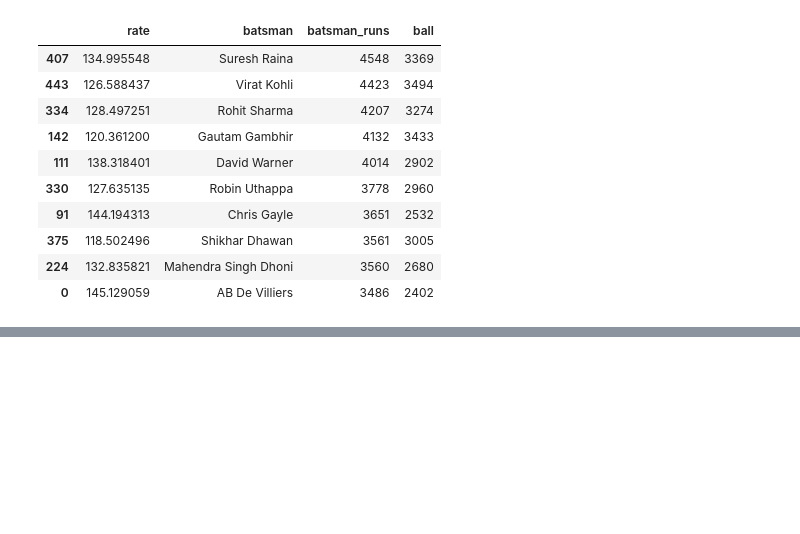
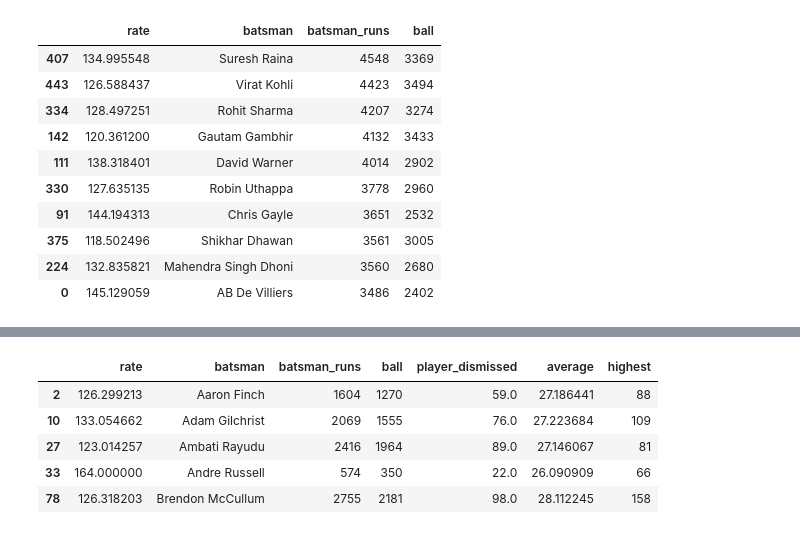
Before and after one commit to kapilgolimar/IPL_DATASET_ANALYSIS, a Jupyter notebook: IPL.ipynb, the cells around one changed output, grey strips where cells are left out. Cells and saved outputs as stored; diff of their text form; code cells hidden in the pictures; blank space fills up the shorter version.

```diff
--- a/IPL.ipynb
+++ b/IPL.ipynb
@@ -383,0 +341,12 @@ bat
+# %%
+#B class batsman.
+B_batsman = batsman[((batsman['rate']>=114)&((batsman['average']<=30)&(batsman['average']>=25)))&(batsman['batsman_runs']>=300)]
+# %%
+B_batsman.head()
+# %% [output]
+|  | rate | batsman | batsman_runs | ball | player_dismissed | average | highest |
+| 2 | 126.299213 | Aaron Finch | 1604 | 1270 | 59.0 | 27.186441 | 88 |
+| 10 | 133.054662 | Adam Gilchrist | 2069 | 1555 | 76.0 | 27.223684 | 109 |
+| 27 | 123.014257 | Ambati Rayudu | 2416 | 1964 | 89.0 | 27.146067 | 81 |
+| 33 | 164.000000 | Andre Russell | 574 | 350 | 22.0 | 26.090909 | 66 |
+| 78 | 126.318203 | Brendon McCullum | 2755 | 2181 | 98.0 | 28.112245 | 158 |
```
Also changed, not shown: parts of 27 cells of this notebook.
